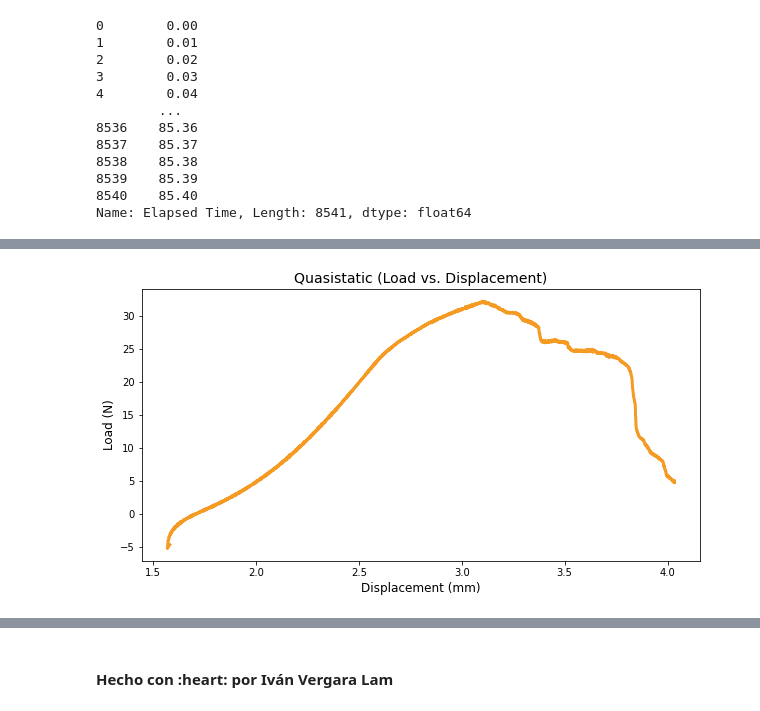
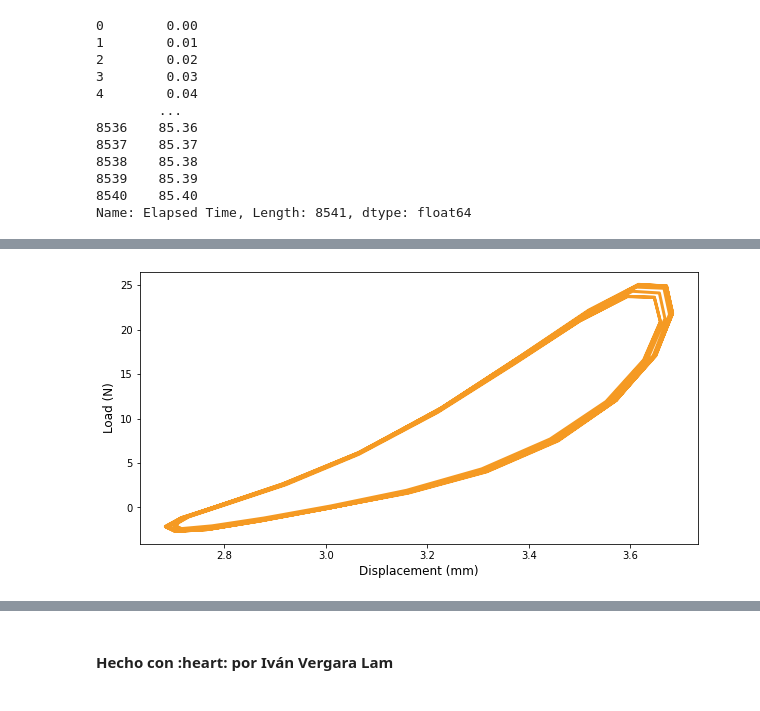
Before and after one commit to ivanvlam/IBM2020, a Jupyter notebook: Tarea 4/tarea-4.ipynb, the cells around one changed output, grey strips where cells are left out. Cells and saved outputs as stored; diff of their text form; code cells hidden in the pictures.

```diff
--- a/Tarea 4/tarea-4.ipynb
+++ b/Tarea 4/tarea-4.ipynb
@@ -7,10 +7,22 @@ import pandas as pd
 import matplotlib.pyplot as plt
 from os.path import join
 # %%
-# Parameters
+# Paths
 harmonic_path = join('data', 'harmonic.csv')
 quasistatic_path = join('data', 'quasistatic.csv')
 
+# Data windows
+cycle_h = {
+    'start': 3935,
+    'end': 4136,
+    'first_end': 3956
+}
+cycle_q = {
+    'start': 3620,
+    'end': 6700,
+}
+
+# Color
 naranjo = '#F59A23'
 # %%
 # Import data
@@ -44,6 +56,15 @@ quasistatic.loc[:, 'Elapsed Time']
 8539    85.39
 8540    85.40
 Name: Elapsed Time, Length: 8541, dtype: float64
+# %%
+# Data columns
+time_q = quasistatic.loc[:, 'Elapsed Time']
+disp_q = quasistatic.loc[:, 'Disp']
+load_q = quasistatic.loc[:, 'Load 3']
+
+time_h = harmonic.loc[:, 'Elapsed Time']
+disp_h = harmonic.loc[:, 'Disp']
+load_h = harmonic.loc[:, 'Load 3']
 # %%
 # Plot quasistatic data
 fig = plt.figure(figsize=(10, 5))
@@ -92,15 +173,15 @@ plt.show()
 # %%
-# Plot quasistatic data
+# Plot harmonic data
 fig = plt.figure(figsize=(10, 5))
 plt.plot(
-    quasistatic.loc[:, 'Disp'][3600:],
-    quasistatic.loc[:, 'Load 3'][3600:],
+    disp_h[cycle_h['start']:cycle_h['end']],
+    load_h[cycle_h['start']:cycle_h['end']],
     color=naranjo,
     linewidth=3
 )
 plt.xlabel('Displacement (mm)', fontsize=12)
 plt.ylabel('Load (N)', fontsize=12)
-plt.title('Quasistatic (Load vs. Displacement)', fontsize=14)
+# plt.title('Harmonic (Load vs. Displacement)', fontsize=14)
 plt.show()
 # %% [output]
-[figure, old version]
+[figure, new version]
```
Also changed, not shown: parts of 11 cells of this notebook.
